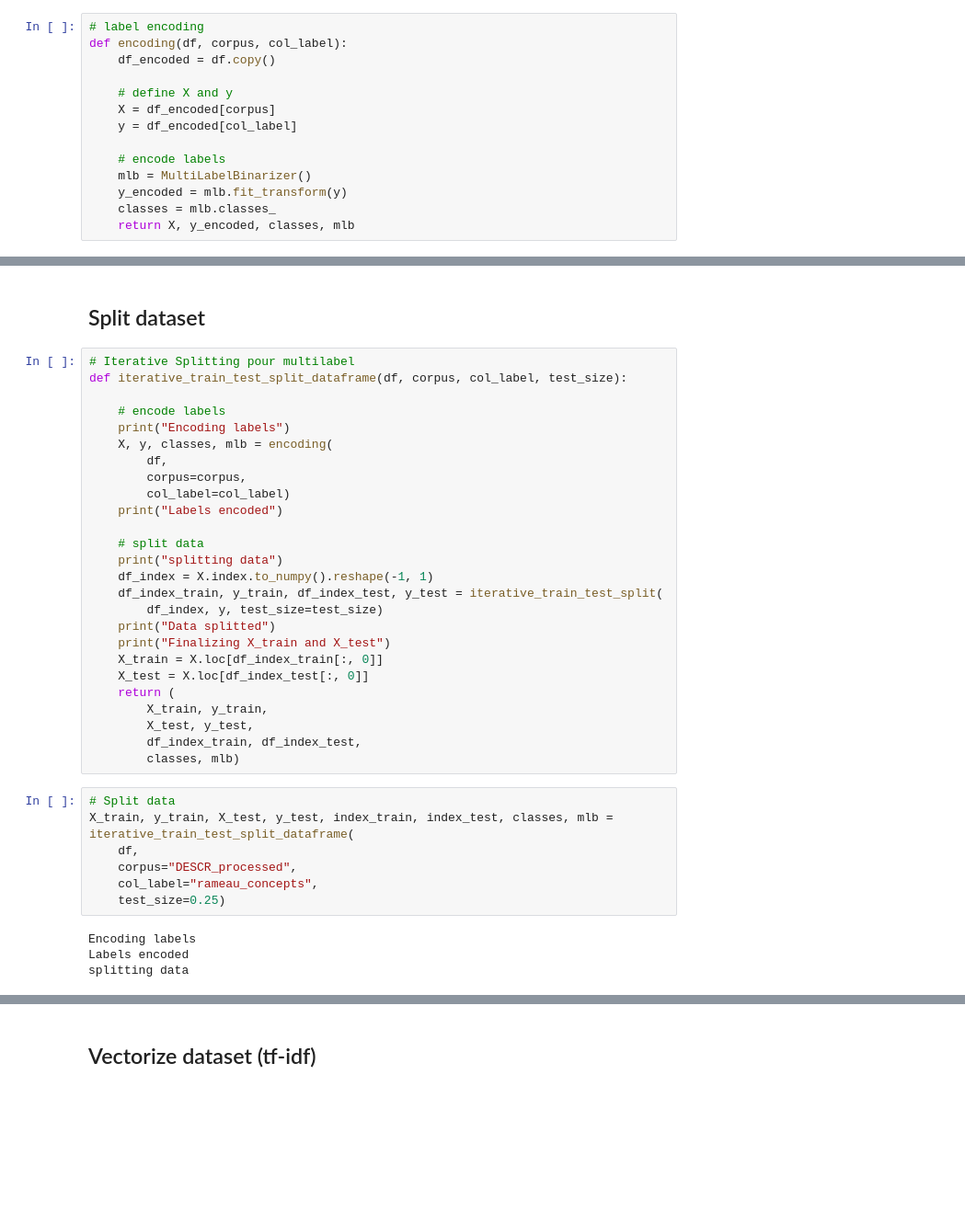
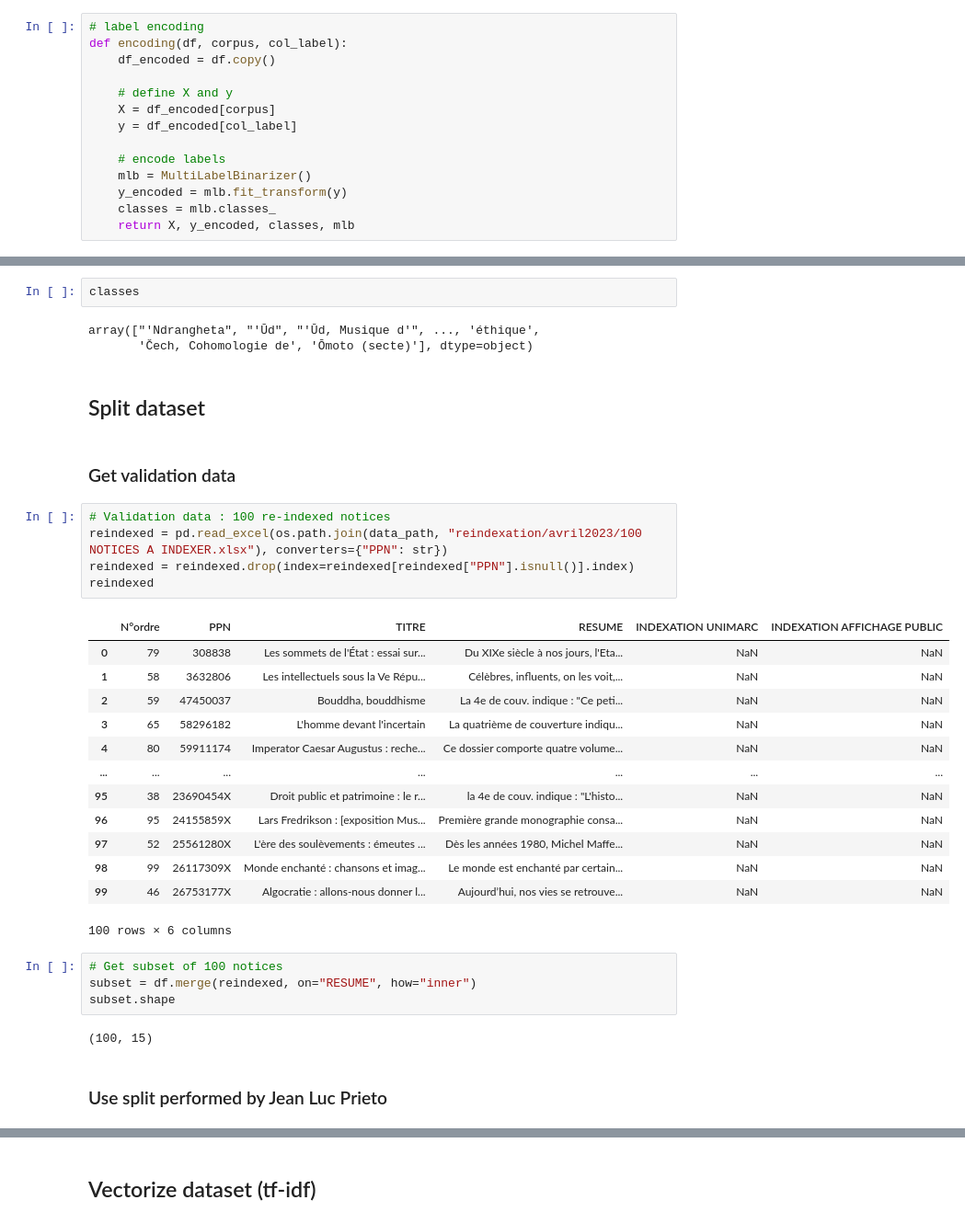
Before and after one commit to abes-esr/labo-indexation-ai, a Jupyter notebook: MLclassifiers-b.ipynb, the cells around one changed output, grey strips where cells are left out. Shown at 92% size. Drawn from its saved outputs; the diff is of its cells as text; blank space fills up the shorter version.

Commit message:
JABES prep : ML classifiers on last dataset and performance comparison on 100 notices

```diff
--- a/MLclassifiers-b.ipynb
+++ b/MLclassifiers-b.ipynb
@@ -126,39 +138,36 @@ def encoding(df, corpus, col_label):
+# %%
+classes
+# %% [output]
+array(["'Ndrangheta", "'Ūd", "'Ūd, Musique d'", ..., 'éthique',
+       'Čech, Cohomologie de', 'Ōmoto (secte)'], dtype=object)
 # %% [markdown]
 ## Split dataset
-# %%
-# Iterative Splitting pour multilabel
-def iterative_train_test_split_dataframe(df, corpus, col_label, test_size):
-
-    # encode labels
-    print("Encoding labels")
-    X, y, classes, mlb = encoding(
-        df,
-        corpus=corpus,
-        col_label=col_label)
-    print("Labels encoded")
-
-    # split data
-    print("splitting data")
-    df_index = X.index.to_numpy().reshape(-1, 1)
-    df_index_train, y_train, df_index_test, y_test = iterative_train_test_split(
-        df_index, y, test_size=test_size)
-    print("Data splitted")
-    print("Finalizing X_train and X_test")
-    X_train = X.loc[df_index_train[:, 0]]
-    X_test = X.loc[df_index_test[:, 0]]
-    return (
-        X_train, y_train,
-        X_test, y_test,
-        df_index_train, df_index_test,
-        classes, mlb)
-# %%
-# Split data
-X_train, y_train, X_test, y_test, index_train, index_test, classes, mlb = iterative_train_test_split_dataframe(
-    df,
-    corpus="DESCR_processed",
-    col_label="rameau_concepts",
-    test_size=0.25)
-# %% [output]
-Encoding labels
-Labels encoded
-splitting data
+# %% [markdown]
+### Get validation data
+# %%
+# Validation data : 100 re-indexed notices
+reindexed = pd.read_excel(os.path.join(data_path, "reindexation/avril2023/100 NOTICES A INDEXER.xlsx"), converters={"PPN": str})
+reindexed = reindexed.drop(index=reindexed[reindexed["PPN"].isnull()].index)
+reindexed
+# %% [output]
+|  | N°ordre | PPN | TITRE | RESUME | INDEXATION UNIMARC | INDEXATION AFFICHAGE PUBLIC |
+| 0 | 79 | 308838 | Les sommets de l'État : essai sur... | Du XIXe siècle à nos jours, l'Eta... | NaN | NaN |
+| 1 | 58 | 3632806 | Les intellectuels sous la Ve Répu... | Célèbres, influents, on les voit,... | NaN | NaN |
+| 2 | 59 | 47450037 | Bouddha, bouddhisme | La 4e de couv. indique : "Ce peti... | NaN | NaN |
+| 3 | 65 | 58296182 | L'homme devant l'incertain | La quatrième de couverture indiqu... | NaN | NaN |
+| 4 | 80 | 59911174 | Imperator Caesar Augustus : reche... | Ce dossier comporte quatre volume... | NaN | NaN |
+| ... | ... | ... | ... | ... | ... | ... |
+| 95 | 38 | 23690454X | Droit public et patrimoine : le r... | la 4e de couv. indique : "L'histo... | NaN | NaN |
+| 96 | 95 | 24155859X | Lars Fredrikson : [exposition Mus... | Première grande monographie consa... | NaN | NaN |
+| 97 | 52 | 25561280X | L'ère des soulèvements : émeutes ... | Dès les années 1980, Michel Maffe... | NaN | NaN |
+| 98 | 99 | 26117309X | Monde enchanté : chansons et imag... | Le monde est enchanté par certain... | NaN | NaN |
+| 99 | 46 | 26753177X | Algocratie : allons-nous donner l... | Aujourd’hui, nos vies se retrouve... | NaN | NaN |
+100 rows × 6 columns
+# %%
+# Get subset of 100 notices
+subset = df.merge(reindexed, on="RESUME", how="inner")
+subset.shape
+# %% [output]
+(100, 15)
+# %% [markdown]
+### Use split performed by Jean Luc Prieto
```
Also changed, not shown: parts of 38 cells of this notebook.
